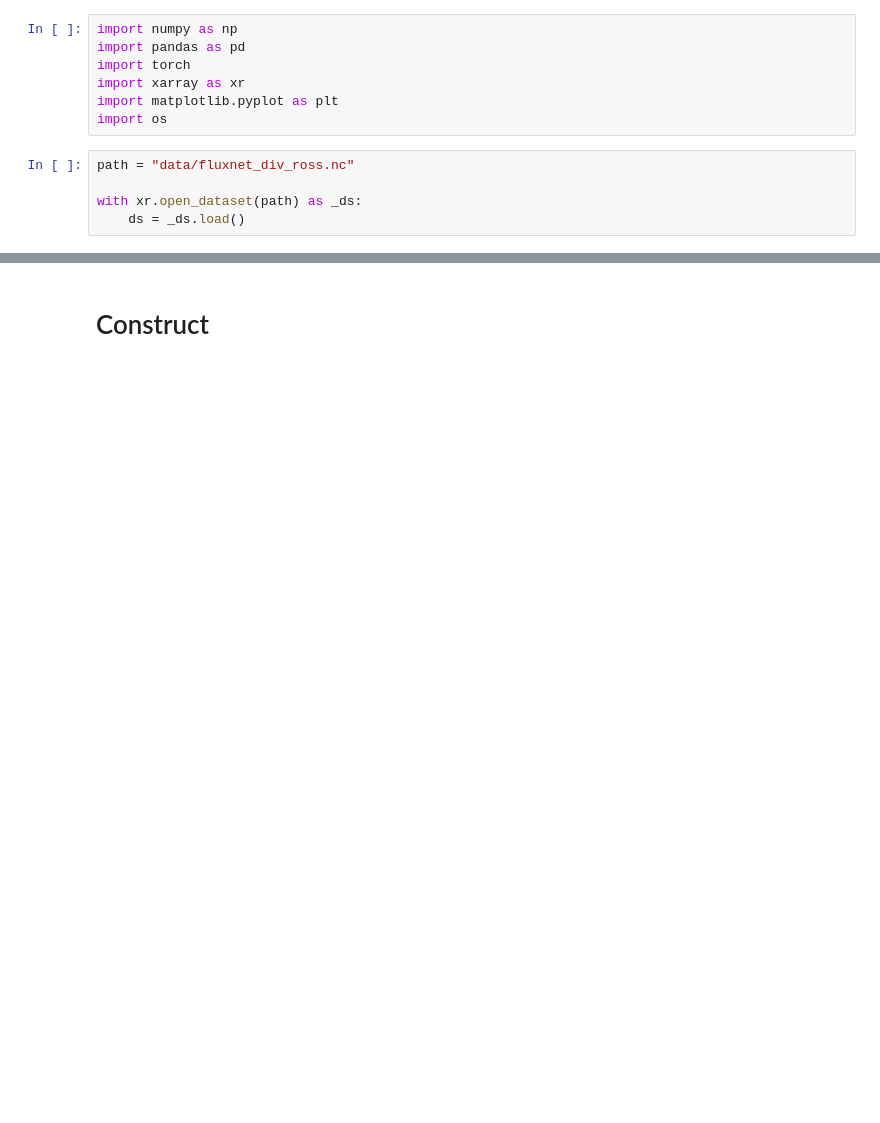
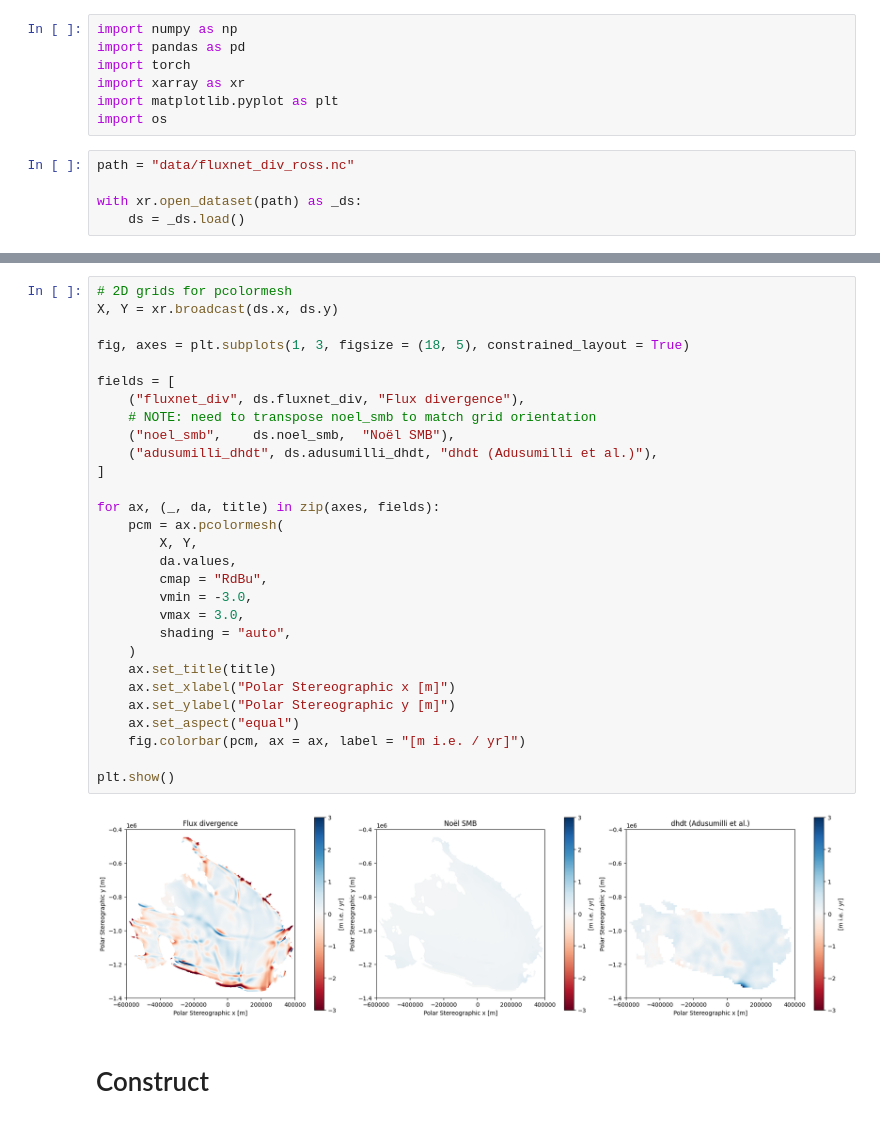
Before and after one commit to kimbente/FluxNet, a Jupyter notebook: combine_bmb.ipynb, the cells around one changed output, grey strips where cells are left out. Saved outputs shown, nothing was run; the diff lists cells and outputs as text; blank space fills up the shorter version.

```diff
--- a/combine_bmb.ipynb
+++ b/combine_bmb.ipynb
@@ -13,3 +66,34 @@ with xr.open_dataset(path) as _ds:
+# %%
+# 2D grids for pcolormesh
+X, Y = xr.broadcast(ds.x, ds.y)
+
+fig, axes = plt.subplots(1, 3, figsize = (18, 5), constrained_layout = True)
+
+fields = [
+    ("fluxnet_div", ds.fluxnet_div, "Flux divergence"),
+    # NOTE: need to transpose noel_smb to match grid orientation
+    ("noel_smb",    ds.noel_smb,  "Noël SMB"),
+    ("adusumilli_dhdt", ds.adusumilli_dhdt, "dhdt (Adusumilli et al.)"),
+]
+
+for ax, (_, da, title) in zip(axes, fields):
+    pcm = ax.pcolormesh(
+        X, Y,
+        da.values,
+        cmap = "RdBu",
+        vmin = -3.0,
+        vmax = 3.0,
+        shading = "auto",
+    )
+    ax.set_title(title)
+    ax.set_xlabel("Polar Stereographic x [m]")
+    ax.set_ylabel("Polar Stereographic y [m]")
+    ax.set_aspect("equal")
+    fig.colorbar(pcm, ax = ax, label = "[m i.e. / yr]")
+
+plt.show()
+# %% [output]
+[figure, added]
 # %% [markdown]
 # Construct
 # %%
```
Also changed, not shown: parts of 6 cells of this notebook, 15 other files.
